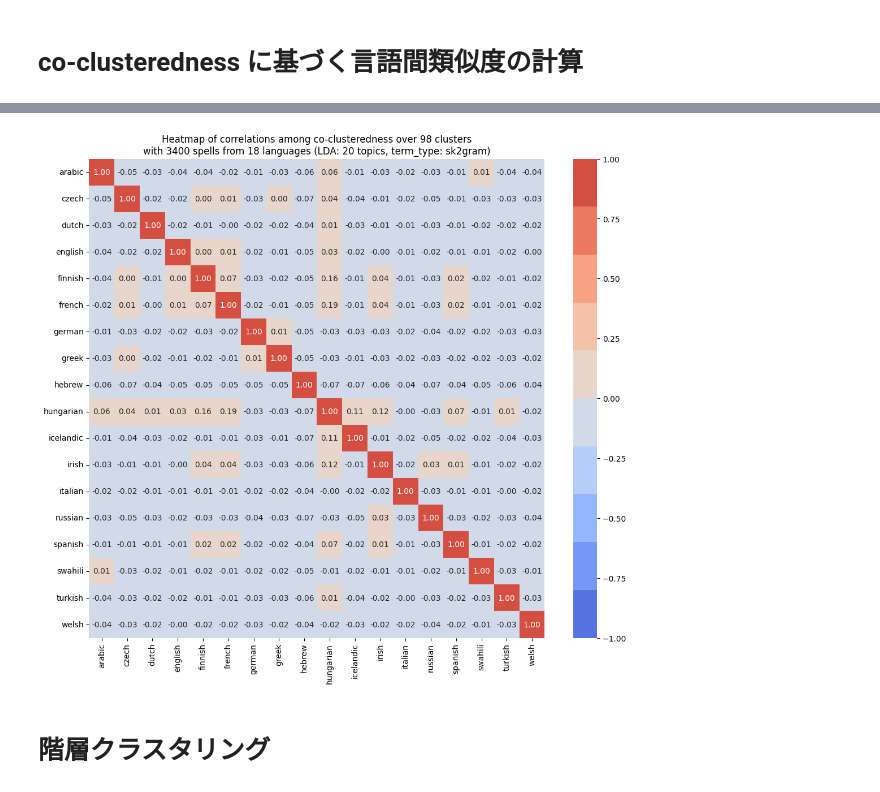
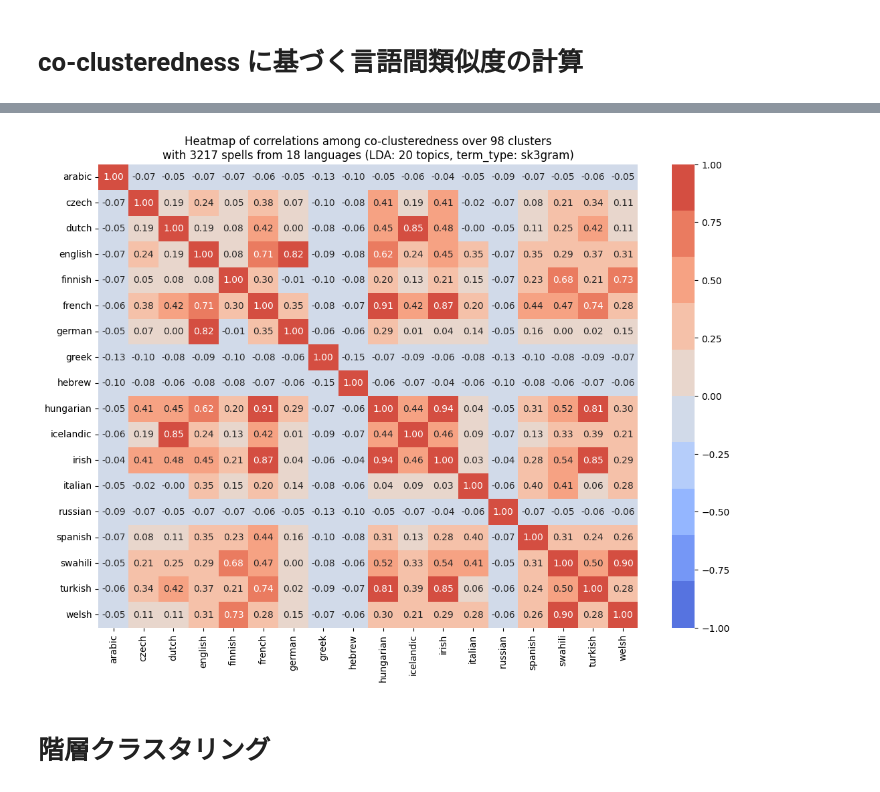
Before and after one commit to kow-k/LDA-spell-sound-typology, a Jupyter notebook: LDA-spell-sound-explorer.ipynb, the cells around one changed output, grey strips where cells are left out. Cells and saved outputs as stored; diff of their text form; code cells hidden in the pictures.

```diff
--- a/LDA-spell-sound-explorer.ipynb
+++ b/LDA-spell-sound-explorer.ipynb
@@ -65,16 +73,14 @@ ngram_is_inclusive: True; with degree 1
 # %%
-## term type
+## term type selection
 term_types         = [ '1gram',
                       '2gram', '3gram', '4gram', '5gram',
                      'sk2gram', 'sk3gram', 'sk4gram', 'sk5gram' ]
-lda_term_type      = term_types[5]
+## better use sk3gram whne boundary symbols are added
+lda_term_type      = term_types[-3]
 print(f"lda_term_type: {lda_term_type}")
 
 ## skippy n-gram の結合範囲
-max_gap_size = round(max_doc_size * 0.67)
+max_gap_rate = 0.67
+max_gap_size = round(max_doc_size * max_gap_rate)
 print(f"max_gap_size for skippy n-grams: {max_gap_size}")
-
-## skippy n-gram の表記
-gap_mark = "…"
-print(f"gap_mark: {gap_mark}")
 # %% [output]
@@ -373,3 +378,11 @@ raw_df
 | 998 | hawliad | 1.0 | 1 | 0 | 0 | 0 | 0 | 0 | 0 | 0 | ... | ... |
 | 999 | cyfandir | 1.0 | 1 | 0 | 0 | 0 | 0 | 0 | 0 | 0 | ... | ... |
 31255 rows × 24 columns
+# %%
+## _ を空白に置換
+raw_df.loc[:,'form'] = raw_df['form'].apply(lambda x: x.replace("_", " "))
+
+## 空白入りの語形を除外
+raw_df.loc[:,'spaced'] = raw_df['form'].apply(lambda x: len(re.split(r"\s+", x)) > 1)
+raw_df = raw_df[raw_df['spaced'] == False]
+raw_df
@@ -1050,16 +1120,16 @@ if use_TomotoPy:
     ##
     print(f"len(bots): {len(bots)}")
     print(f"min_cf_val: {min_cf_val}")
-    print(f"rm_top_val: {rm_top_val}")
+    #print(f"rm_top_val: {rm_top_val}")
     ## apply
     if use_labeled_LDA:
-        tomoto_lda_model = tp.LLDAModel(k = n_topics, seed = 1234, min_cf = min_cf_val)
+        tomoto_lda_model = tp.PLDAModel(latent_topics = n_topics, seed = 1234, min_cf = min_cf_val)
         for text, label in zip(bots, target_labels):
             if check:
                 print(f"text: {text}; label: {label}")
             tomoto_lda_model.add_doc(text, labels = label)
     else:
-        tomoto_lda_model = tp.LDAModel(k = n_topics, seed = 1234, min_cf = min_cf_val)
+        tomoto_lda_model = tp.PDAModel(latent_topics = n_topics, seed = 1234, min_cf = min_cf_val)
         for text in bots:
             tomoto_lda_model.add_doc(text)
 #
@@ -1673,15 +1733,16 @@ else:
 
 ## eps は事例ごとに調節が必要
 min_samples_val  = 2
+
 ## looking for optimal eps val compatible with color palette
 max_n_clusters   = 24 # This depends on the differetiation in color palette used
+max_val          = 10 # needs to be effectively large
+eps_vals = np.arange(max_val, 0.005, -0.05)
 dbscan_clustered = None
 cluster_ids      = None
-max_val          = 5 # needs to be effectively large
-eps_vals = np.arange(max_val, 0.005, -0.05)
 
+check = True
 print(f"Looking for the optimal eps val...")
-check = False
 for eps_val in eps_vals:
     if check:
         print(f"testing eps = {eps_val:0.4f}")
@@ -1689,11 +1750,10 @@ for eps_val in eps_vals:
     cluster_ids_local = dbscan_clustered_local.labels_
     if check:
         print(f"result: {np.unique(cluster_ids_local)}")
-    try:
-        assert len(np.unique(cluster_ids_local)) <= max_n_clusters
+    if len(np.unique(cluster_ids_local)) <= max_n_clusters:
         dbscan_clustered = dbscan_clustered_local
         cluster_ids = cluster_ids_local
-    except AssertionError:
+    else:
         break
 #
 print(f"final result: {np.unique(cluster_ids)}")
@@ -1865,22 +1941,22 @@ cluster ids: [0, 1, 2, 3, 4, 5, 6, 7, 8, 9, 10, 11, 12, 13, 14, 15, 16, 17, 18,
 # %%
 ## Heatmap で可視化
 import seaborn as sns
 
 counts_df_normalized = (clusterwise_counts_df - clusterwise_counts_df.min())/(clusterwise_counts_df.max() - clusterwise_counts_df.min())
 corr_df = counts_df_normalized.corr()
 #corr_df.sort_index(axis = 0, inplace = True)
 #corr_df.sort_index(axis = 1, inplace = True)
 
 n_selectors = len(selector_names)
-fig = plt.figure(figsize = (round(n_selectors * 0.7), round(n_selectors * 0.6)))
+fig = plt.figure(figsize = (round(n_selectors * 0.7), round(n_selectors * 0.5)))
 sns.heatmap(corr_df, cmap = sns.color_palette('coolwarm', 10),
             annot = True, fmt = '.2f', vmin = -1, vmax = 1)
 
 title_val = f"Heatmap of correlations among co-clusteredness over {len(cluster_ids)} clusters\nwith {len(dbscan_source)} {doc_attr}s from {n_selectors} {selector_var}s (LDA: {n_topics} topics, term_type: {lda_term_type})"
 plt.title(title_val)
 plt.show()
 # %% [output]
-[figure, old version]
+[figure, new version]
 # %% [markdown]
 # 階層クラスタリング
 # %%
```
Also changed, not shown: parts of 60 cells of this notebook.
